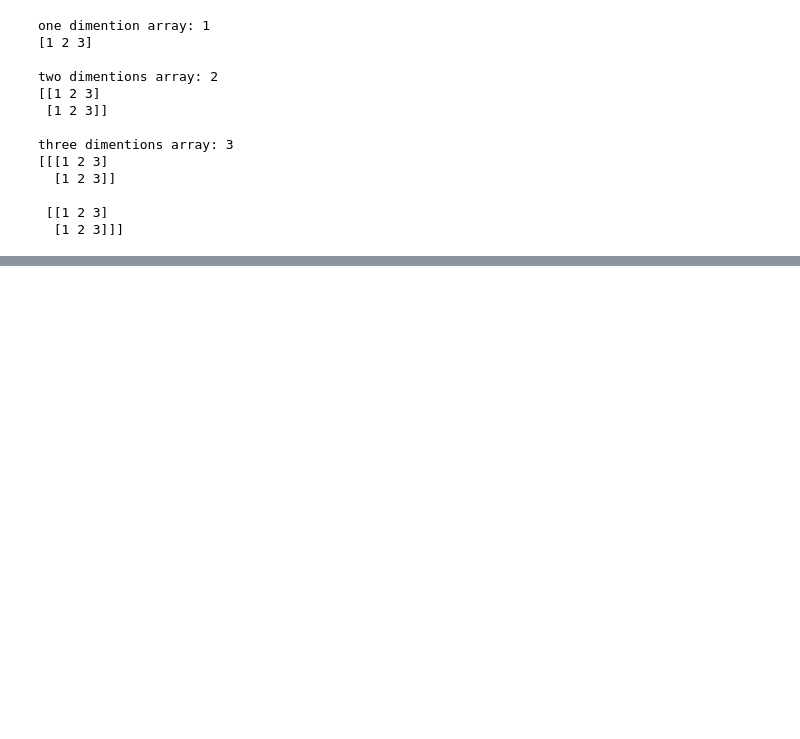
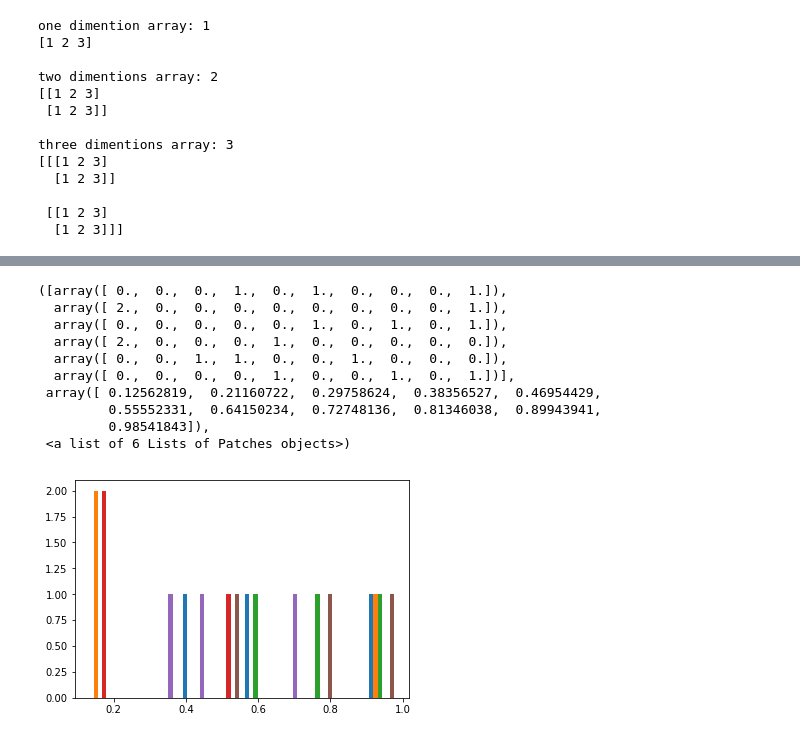
Before and after one commit to malik19921992/learning-python-notebook, a Jupyter notebook: python_Data_science_basic_libs.ipynb, the cells around one changed output, grey strips where cells are left out. Saved outputs shown, nothing was run; the diff lists cells and outputs as text; code cells hidden in the pictures; blank space fills up the shorter version.

```diff
--- a/python_Data_science_basic_libs.ipynb
+++ b/python_Data_science_basic_libs.ipynb
@@ -110,0 +182,15 @@ NameError: name 'd2' is not defined
+# %%
+C = np.random.rand(3,6)
+plt.hist(C)
+# %% [output]
+([array([ 0.,  0.,  0.,  1.,  0.,  1.,  0.,  0.,  0.,  1.]),
+  array([ 2.,  0.,  0.,  0.,  0.,  0.,  0.,  0.,  0.,  1.]),
+  array([ 0.,  0.,  0.,  0.,  0.,  1.,  0.,  1.,  0.,  1.]),
+  array([ 2.,  0.,  0.,  0.,  1.,  0.,  0.,  0.,  0.,  0.]),
+  array([ 0.,  0.,  1.,  1.,  0.,  0.,  1.,  0.,  0.,  0.]),
+  array([ 0.,  0.,  0.,  0.,  1.,  0.,  0.,  1.,  0.,  1.])],
+ array([ 0.12562819,  0.21160722,  0.29758624,  0.38356527,  0.46954429,
+         0.55552331,  0.64150234,  0.72748136,  0.81346038,  0.89943941,
+         0.98541843]),
+ <a list of 6 Lists of Patches objects>)
+[figure, added]
```
Also changed, not shown: parts of 38 cells of this notebook.
